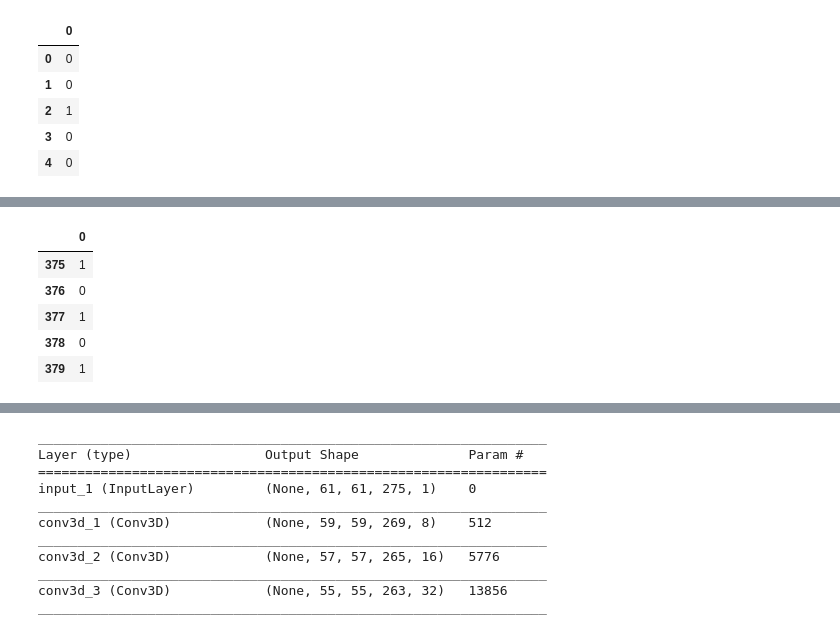
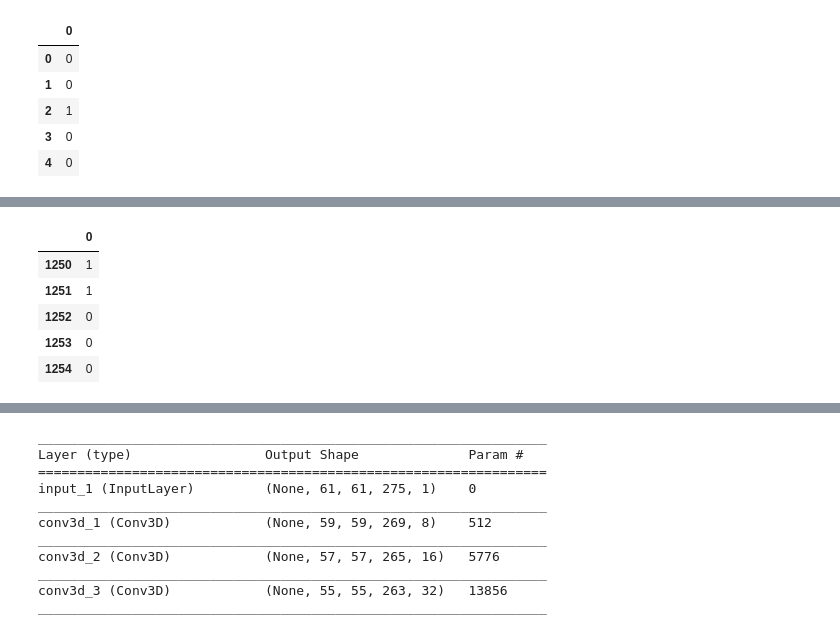
Before and after one commit to hghghkim/Graduation_Project, a Jupyter notebook: Models/base_model.ipynb, the cells around one changed output, grey strips where cells are left out. Drawn from its saved outputs; the diff is of its cells as text; code cells hidden in the pictures.

```diff
--- a/Models/base_model.ipynb
+++ b/Models/base_model.ipynb
@@ -48,7 +64,7 @@ test_x.shape
 # %%
 import pandas as pd
 
-label_df = pd.read_csv("./germination_label.csv")
+label_df = pd.read_csv("/home/ckwwk/data/label/germination_label.csv")
 label_df.head(5)
 # %% [output]
 |  | 0 |
@@ -73,10 +99,10 @@ train_y = to_categorical(train_y)
 # %%
-test_y = label_df[375:500]
+test_y = label_df[1250:1536]
 test_y.head(5)
 # %% [output]
 |  | 0 |
-| 375 | 1 |
-| 376 | 0 |
-| 377 | 1 |
-| 378 | 0 |
-| 379 | 1 |
+| 1250 | 1 |
+| 1251 | 1 |
+| 1252 | 0 |
+| 1253 | 0 |
+| 1254 | 0 |
```
Also changed, not shown: parts of 18 cells of this notebook.
